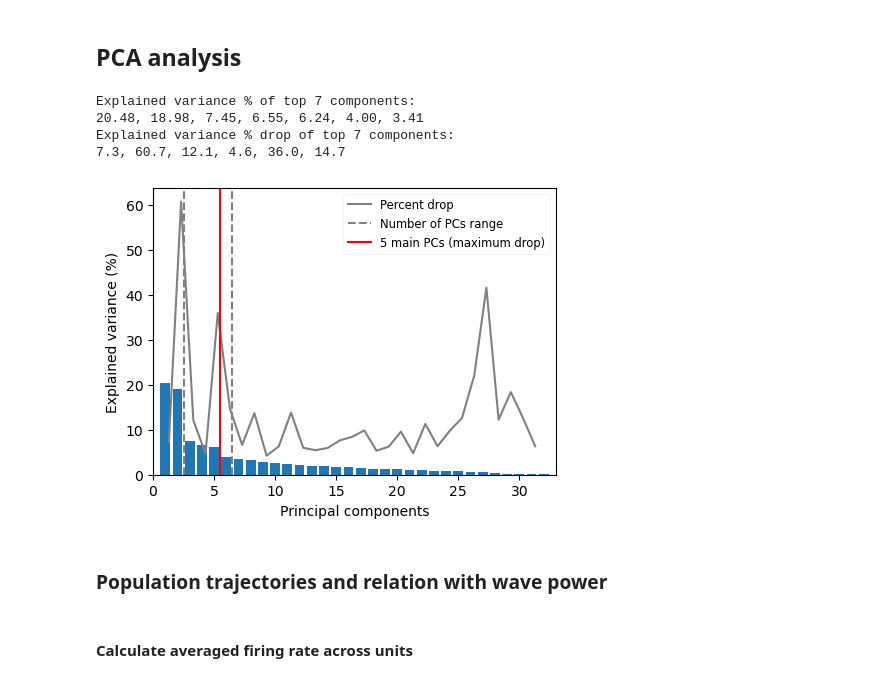
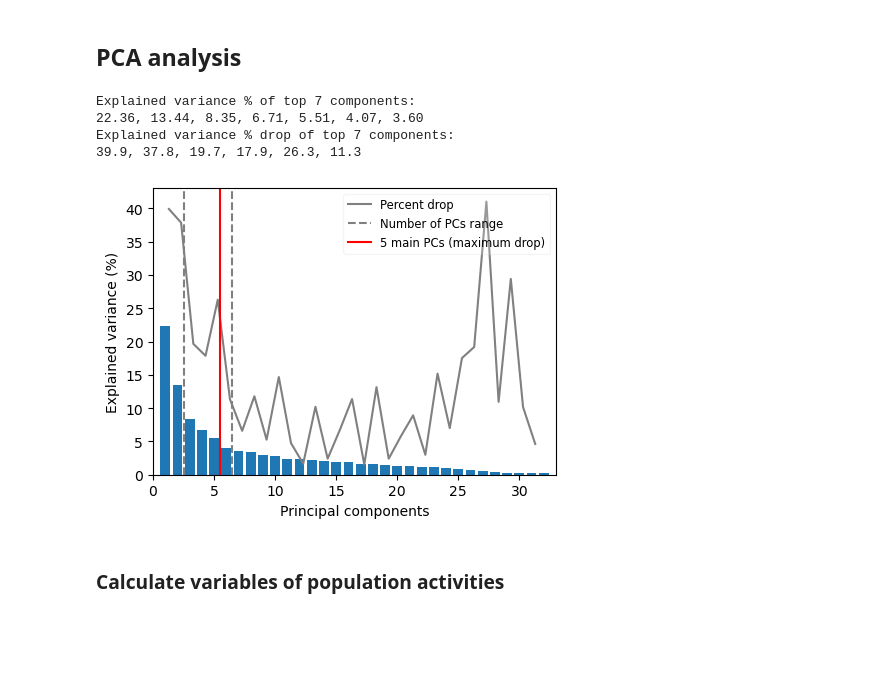
Before and after one commit to chenziao/Analyzing_Allen_Visual_Coding_Neuropixels_Dataset, a Jupyter notebook: notebooks/Population_vector_during_stimuli.ipynb, the cells around one changed output. Cells and saved outputs as stored; diff of their text form; code cells hidden in the pictures; blank space fills up the shorter version.

Commit message:
Update weighted PCA method; calculate population activity variables

```diff
--- a/notebooks/Population_vector_during_stimuli.ipynb
+++ b/notebooks/Population_vector_during_stimuli.ipynb
@@ -413,54 +405,49 @@ if plot_example_traces:
 n_pc_range = (3, 6)  # range of principal components to choose
 # %%
 n_units = units_id.size
-n_samples_stim = {}  # total number of time samples per stimulus
+n_samples_stim = {}  # total number of trial-averaged time samples per stimulus
 n_trials_stim = {}  # average number of trials per stimulus condition
 for stim in stimulus_names:
-    n_samples_stim[stim] = units_smoothed_rate[stim].size // n_units
+    n_samples_stim[stim] = units_averaged_rate[stim].size // n_units
     n_trials_stim[stim] = units_smoothed_rate[stim].size / units_averaged_rate[stim].size
 
-# Calculate mean firing rate across all stimuli
-units_fr_mean = concat_stack_xarray_dims(
-    units_smoothed_rate.values(), exclude_dims=['unit_id']).mean(dim='sample')
-# Concatenate trial-averaged firing rate samples weighted by the number of trials
-units_vec = concat_stack_xarray_dims(
-    [n_trials_stim[stim] * (da - units_fr_mean) for stim, da in units_averaged_rate.items()],
-    exclude_dims=['unit_id']).transpose('sample', 'unit_id')
+# Concatenate trial-averaged firing rate samples
+units_vec = concat_stack_xarray_dims(units_averaged_rate.values(), exclude_dims=['unit_id']).transpose('sample', 'unit_id')
+# Get weights by the number of trials
+trial_weights = np.concatenate([np.full(n, n_trials_stim[stim]) for stim, n in n_samples_stim.items()])
 # %%
-from sklearn.decomposition import PCA
-
-pca = PCA(n_components=n_units)
-pca.fit(units_vec)
+pca = WeightedPCA(n_components=n_units)
+pca.fit(units_vec, weights=trial_weights)
 
 # Determine number of main principal components as maximum explained variance drop
 ev = pca.explained_variance_ratio_
 ev_drop = ev[1:] / ev[:-1]
 n_main_pc = np.argmin(ev_drop[n_pc_range[0] - 1:n_pc_range[1]]) + n_pc_range[0]
 
 print(f"Explained variance % of top {n_pc_range[1] + 1} components: \n" +
       ', '.join('%.2f' % (100 * x) for x in ev[:n_pc_range[1] + 1]))
 print(f"Explained variance % drop of top {n_pc_range[1] + 1} components: \n" +
       ', '.join('%.1f' % (100 * (1 - x)) for x in ev_drop[:n_pc_range[1]]))
 
 fig, ax = plt.subplots(1, 1, figsize=(4.8, 3.6))
 ax.bar(np.arange(n_units) + 1, 100 * ev)
 yl = ax.get_ylim()[1]
 ax.plot(np.arange(n_units - 1) + 1.3, 100 * (1 - ev_drop), 'gray', label='Percent drop')
 ax.axvline(n_pc_range[0] - 0.5, linestyle='--', color='gray', label='Number of PCs range')
 ax.axvline(n_pc_range[1] + 0.5, linestyle='--', color='gray')
 ax.axvline(n_main_pc + 0.5, color='r', label=f'{n_main_pc} main PCs (maximum drop)')
 ax.set_xlim(0, min(n_units, 50) + 1)
 # ax.set_ylim(0, yl)
 ax.set_xlabel('Principal components')
 ax.set_ylabel('Explained variance (%)')
 ax.legend(loc='upper right', framealpha=0.2, fontsize='small')
 fig.tight_layout()
 plt.show()
 # %% [output]
 Explained variance % of top 7 components:
-20.48, 18.98, 7.45, 6.55, 6.24, 4.00, 3.41
+22.36, 13.44, 8.35, 6.71, 5.51, 4.07, 3.60
 Explained variance % drop of top 7 components:
-7.3, 60.7, 12.1, 4.6, 36.0, 14.7
+39.9, 37.8, 19.7, 17.9, 26.3, 11.3
-[figure, old version]
+[figure, new version]
 # %%
 pca_parameters = dict(
@@ -478,2 +477,0 @@ for stim, da in units_smoothed_rate.items():
-# %% [markdown]
-### Population trajectories and relation with wave power
@@ -486,2 +478,2 @@ cmap = 'jet'
 # %% [markdown]
-#### Calculate averaged firing rate across units
+### Calculate variables of population activities
```
Also changed, not shown: parts of 15 cells of this notebook, 3 other files.
